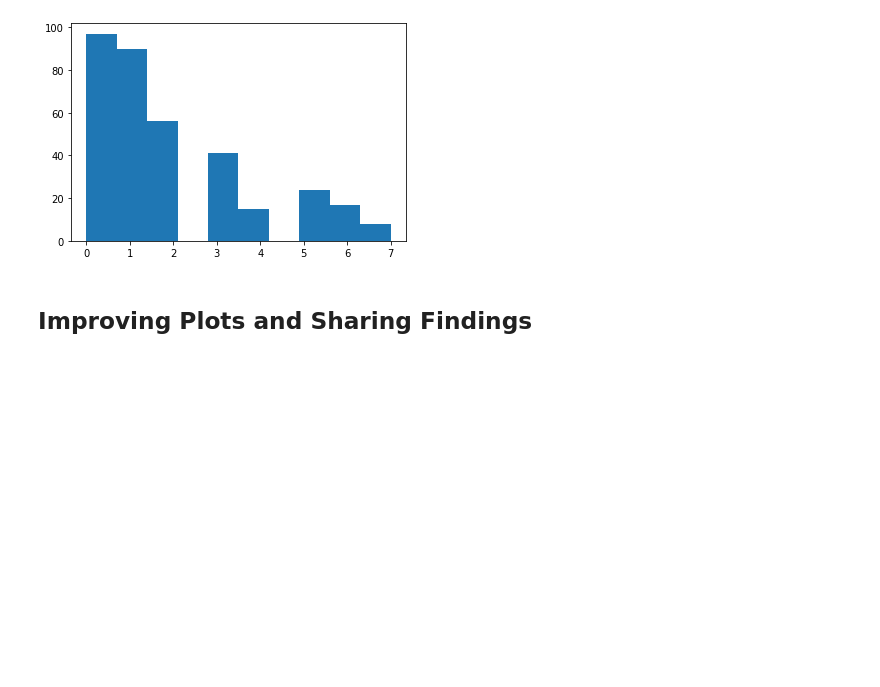
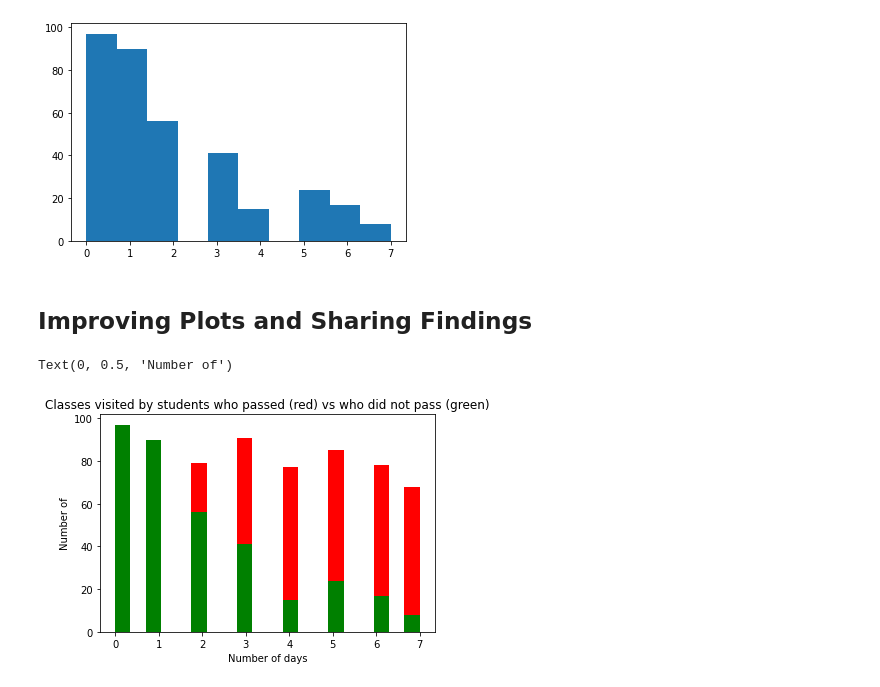
Before and after one commit to rafi007akhtar/intro-to-data-analysis, a Jupyter notebook: project-1/L1_Starter_Code.ipynb, the cells around one changed output. Drawn from its saved outputs; the diff is of its cells as text; code cells hidden in the pictures; blank space fills up the shorter version.

Commit message:
done with last section - improving plots and sharing findings!

```diff
--- a/project-1/L1_Starter_Code.ipynb
+++ b/project-1/L1_Starter_Code.ipynb
@@ -740,9 +740,20 @@ plt.hist(non_passing_by_visit.values())
 # %%
 ######################################
 #                 14                 #
 ######################################
 
 ## Make a more polished version of at least one of your visualizations
 ## from earlier. Try importing the seaborn library to make the visualization
 ## look better, adding axis labels and a title, and changing one or more
 ## arguments to the hist() function.
+
+plt.title('Classes visited by students who passed (red) vs who did not pass (green)')
+BINS = 20
+
+plt.hist(passing_by_visit.values(), bins=BINS, color='red')
+plt.hist(non_passing_by_visit.values(), bins=BINS, color='green')
+plt.xlabel('Number of days')
+plt.ylabel('Number of )
+# %% [output]
+Text(0, 0.5, 'Number of')
+[figure, added]
```
